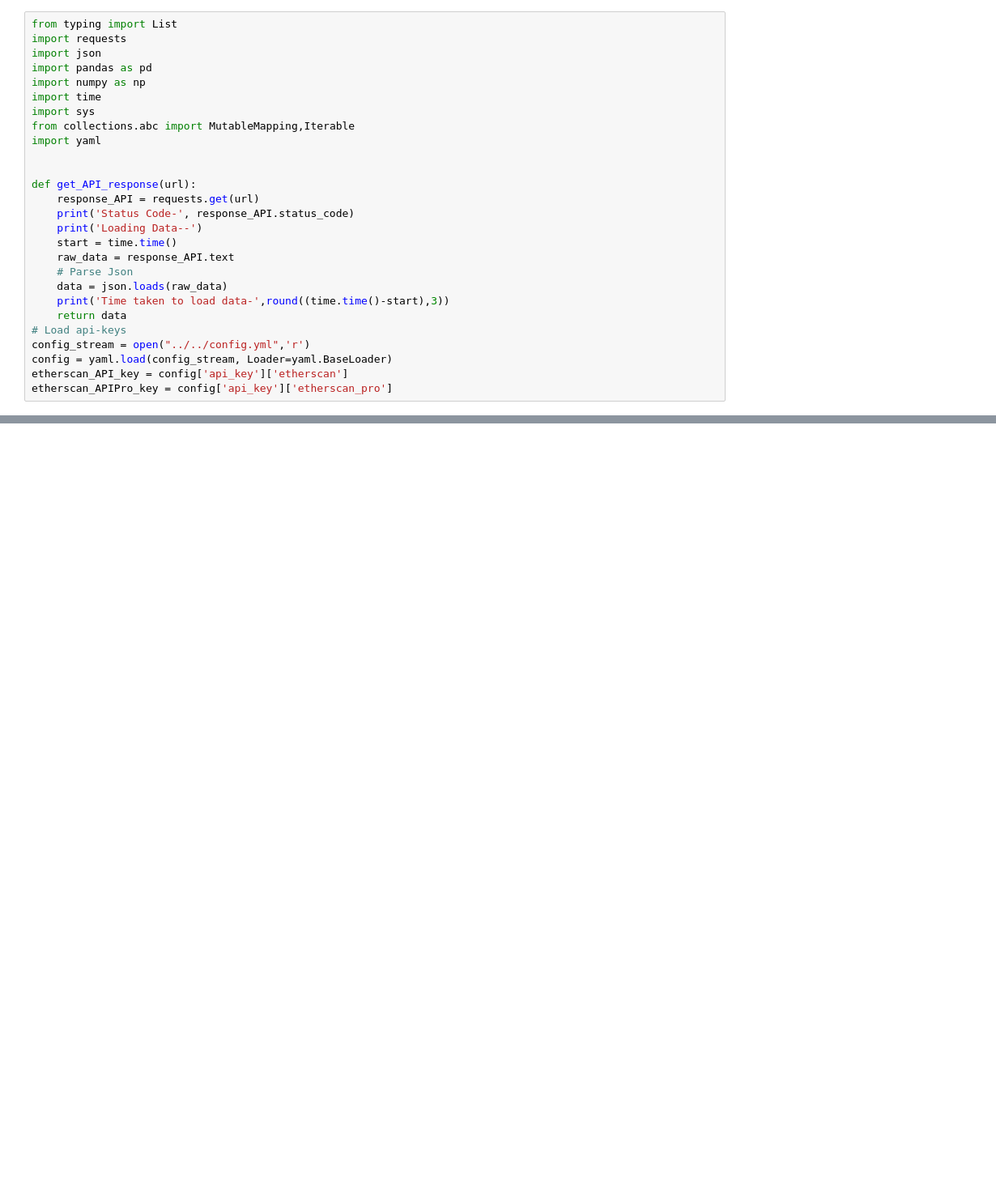
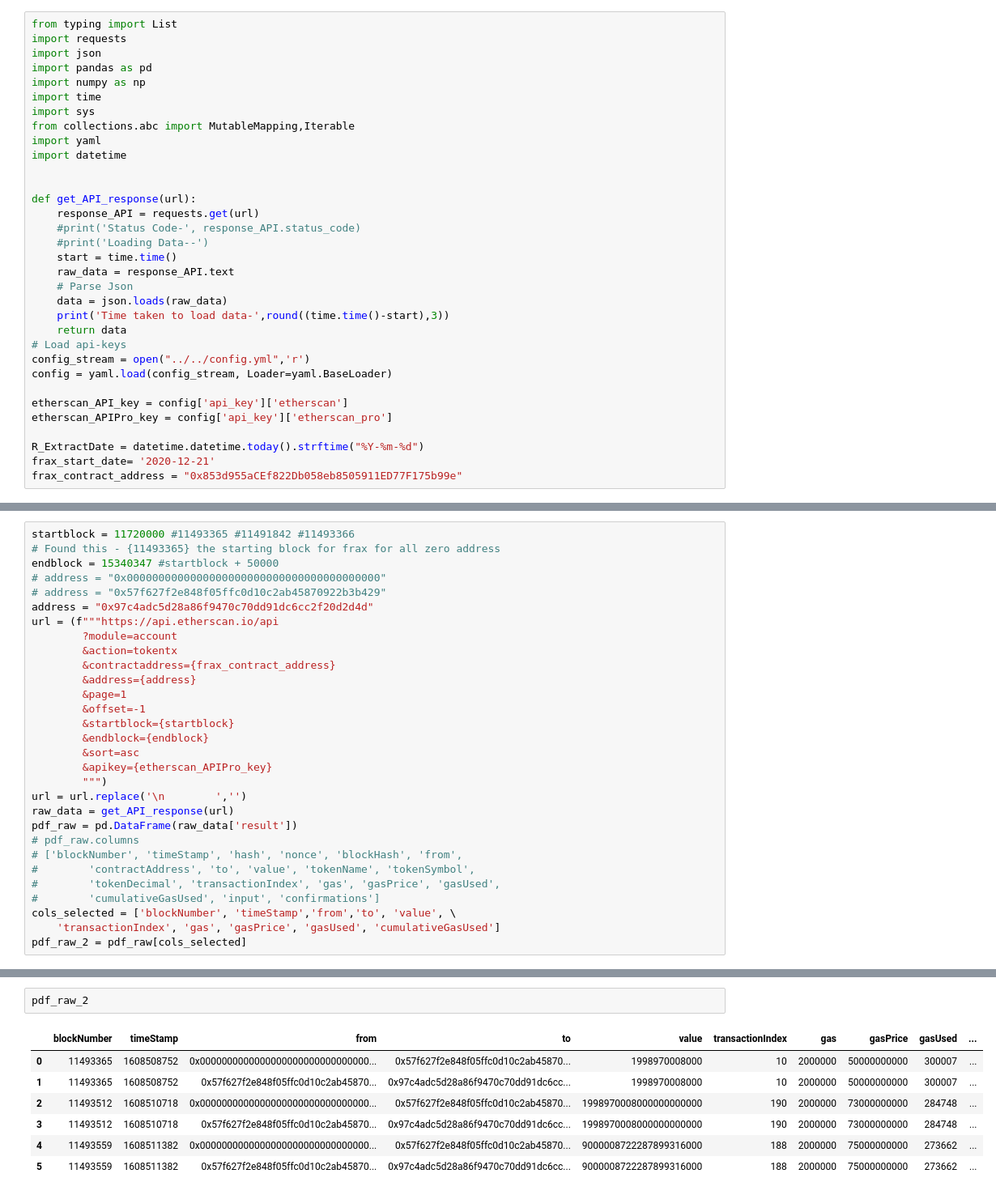
Before and after one commit to rijulizer/FRAX-Finance-Analysis, a Jupyter notebook: load_external_data/Etherscan_API.ipynb, the cells around one changed output, grey strips where cells are left out. Shown at 81% size. Drawn from its saved outputs; the diff is of its cells as text; blank space fills up the shorter version.

Commit message:
added data load from etherscanner.io

```diff
--- a/load_external_data/Etherscan_API.ipynb
+++ b/load_external_data/Etherscan_API.ipynb
@@ -8,12 +8,13 @@ import time
 import sys
 from collections.abc import MutableMapping,Iterable
 import yaml
+import datetime
 
 
 def get_API_response(url):
     response_API = requests.get(url)
-    print('Status Code-', response_API.status_code)
-    print('Loading Data--')
+    #print('Status Code-', response_API.status_code)
+    #print('Loading Data--')
     start = time.time()
     raw_data = response_API.text
     # Parse Json
@@ -23,6 +24,11 @@ def get_API_response(url):
 # Load api-keys
 config_stream = open("../../config.yml",'r')
 config = yaml.load(config_stream, Loader=yaml.BaseLoader)
+
 etherscan_API_key = config['api_key']['etherscan']
 etherscan_APIPro_key = config['api_key']['etherscan_pro']
+
+R_ExtractDate = datetime.datetime.today().strftime("%Y-%m-%d")
+frax_start_date= '2020-12-21'
+frax_contract_address = "0x853d955aCEf822Db058eb8505911ED77F175b99e"
 # %% [markdown]
@@ -61,0 +160,30 @@ Time taken to load data- 0.0
+# %%
+startblock = 11720000 #11493365 #11491842 #11493366
+# Found this - {11493365} the starting block for frax for all zero address
+endblock = 15340347 #startblock + 50000
+# address = "0x0000000000000000000000000000000000000000"
+# address = "0x57f627f2e848f05ffc0d10c2ab45870922b3b429"
+address = "0x97c4adc5d28a86f9470c70dd91dc6cc2f20d2d4d"
+url = (f"""https://api.etherscan.io/api
+        ?module=account
+        &action=tokentx
+        &contractaddress={frax_contract_address}
+        &address={address}
+        &page=1
+        &offset=-1
+        &startblock={startblock}
+        &endblock={endblock}
+        &sort=asc
+        &apikey={etherscan_APIPro_key}
+        """)
+url = url.replace('\n        ','')
+raw_data = get_API_response(url)
+pdf_raw = pd.DataFrame(raw_data['result'])
+# pdf_raw.columns
+# ['blockNumber', 'timeStamp', 'hash', 'nonce', 'blockHash', 'from',
+#        'contractAddress', 'to', 'value', 'tokenName', 'tokenSymbol',
+#        'tokenDecimal', 'transactionIndex', 'gas', 'gasPrice', 'gasUsed',
+#        'cumulativeGasUsed', 'input', 'confirmations']
+cols_selected = ['blockNumber', 'timeStamp','from','to', 'value', \
+    'transactionIndex', 'gas', 'gasPrice', 'gasUsed', 'cumulativeGasUsed']
+pdf_raw_2 = pdf_raw[cols_selected]
@@ -61,0 +226,10 @@ Time taken to load data- 0.0
+# %%
+pdf_raw_2
+# %% [output]
+|  | blockNumber | timeStamp | from | to | value | transactionIndex | gas | gasPrice | gasUsed | ... |
+| 0 | 11493365 | 1608508752 | 0x0000000000000000000000000000000... | 0x57f627f2e848f05ffc0d10c2ab45870... | 1998970008000 | 10 | 2000000 | 50000000000 | 300007 | ... |
+| 1 | 11493365 | 1608508752 | 0x57f627f2e848f05ffc0d10c2ab45870... | 0x97c4adc5d28a86f9470c70dd91dc6cc... | 1998970008000 | 10 | 2000000 | 50000000000 | 300007 | ... |
+| 2 | 11493512 | 1608510718 | 0x0000000000000000000000000000000... | 0x57f627f2e848f05ffc0d10c2ab45870... | 1998970008000000000000 | 190 | 2000000 | 73000000000 | 284748 | ... |
+| 3 | 11493512 | 1608510718 | 0x57f627f2e848f05ffc0d10c2ab45870... | 0x97c4adc5d28a86f9470c70dd91dc6cc... | 1998970008000000000000 | 190 | 2000000 | 73000000000 | 284748 | ... |
+| 4 | 11493559 | 1608511382 | 0x0000000000000000000000000000000... | 0x57f627f2e848f05ffc0d10c2ab45870... | 9000008722287899316000 | 188 | 2000000 | 75000000000 | 273662 | ... |
+| 5 | 11493559 | 1608511382 | 0x57f627f2e848f05ffc0d10c2ab45870... | 0x97c4adc5d28a86f9470c70dd91dc6cc... | 9000008722287899316000 | 188 | 2000000 | 75000000000 | 273662 | ... |
```
Also changed, not shown: parts of 45 cells of this notebook, 4 other files.
